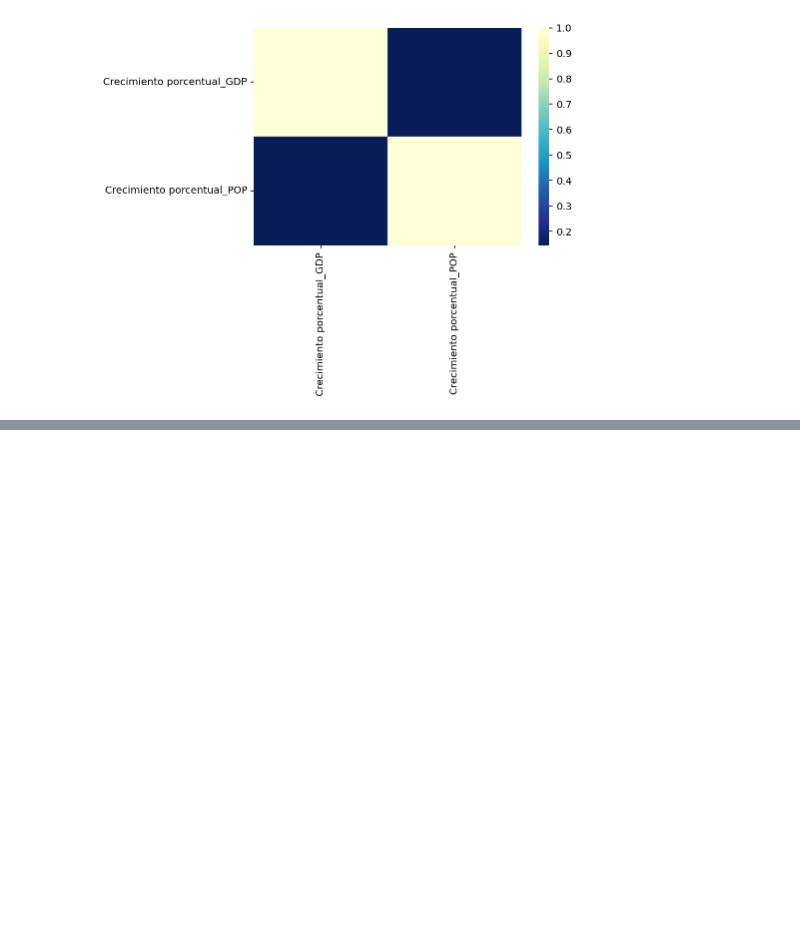
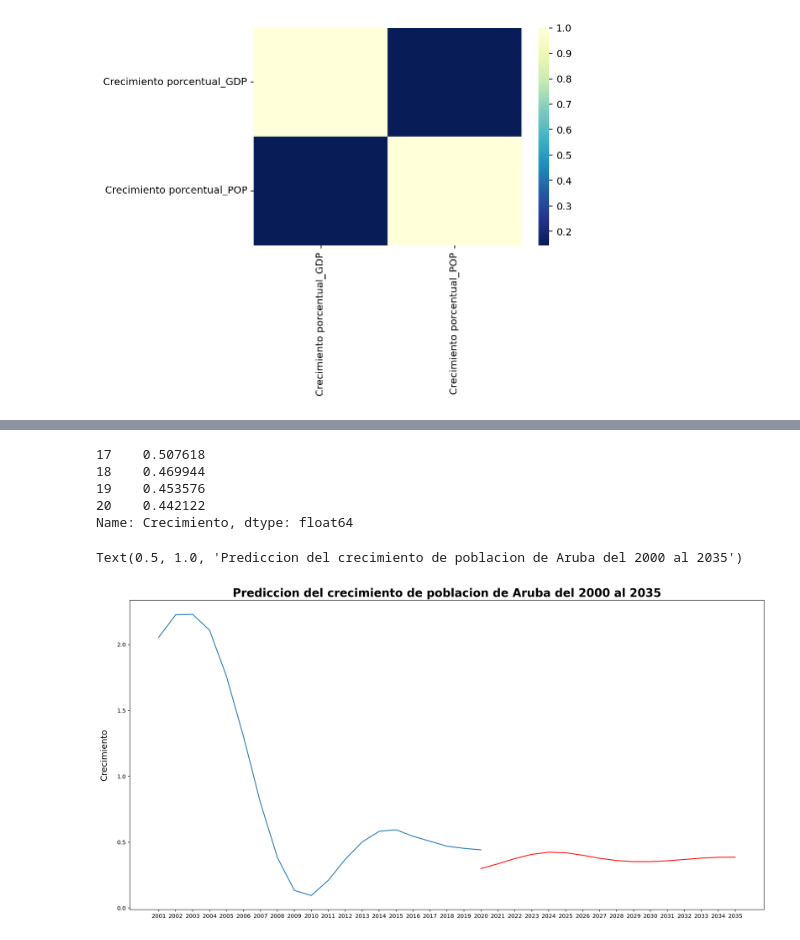
Before and after one commit to proyecto-analitica-empresarial/Entrega, a Jupyter notebook: Analitica_empresarial_Copy1.ipynb, the cells around one changed output, grey strips where cells are left out. Saved outputs shown, nothing was run; the diff lists cells and outputs as text; code cells hidden in the pictures; blank space fills up the shorter version.

```diff
--- a/Analitica_empresarial_Copy1.ipynb
+++ b/Analitica_empresarial_Copy1.ipynb
@@ -536,0 +652,22 @@ mp.show()
+# %%
+train_data = Aruba['Crecimiento'][:round(len(Aruba['Crecimiento'])*0.8)]
+test_data = Aruba['Crecimiento'][round(len(Aruba['Crecimiento'])*0.8):]
+# %% [output]
+17    0.507618
+18    0.469944
+19    0.453576
+20    0.442122
+Name: Crecimiento, dtype: float64
+# %%
+ar_model = AutoReg(train_data, lags=6).fit()
+# %%
+plt.figure(figsize=[20,10])
+plt.plot(Aruba['Crecimiento'],label="% Growth")
+pred = ar_model.predict(start=len(Aruba)-1, end=(len(Aruba)+15), dynamic=False)
+plt.plot(pred,color='red',label="Forecast")
+plt.xticks([i+1 for i in range(35)],labels = [2000 + i+1 for i in range(35)])
+plt.ylabel("Crecimiento",fontsize=15,fontweight=550,labelpad=15)
+plt.title("Prediccion del crecimiento de poblacion de Aruba del 2000 al 2035",fontsize=20,fontweight=600)
+# %% [output]
+Text(0.5, 1.0, 'Prediccion del crecimiento de poblacion de Aruba del 2000 al 2035')
+[figure, added]
```
Also changed, not shown: parts of 15 cells of this notebook.
